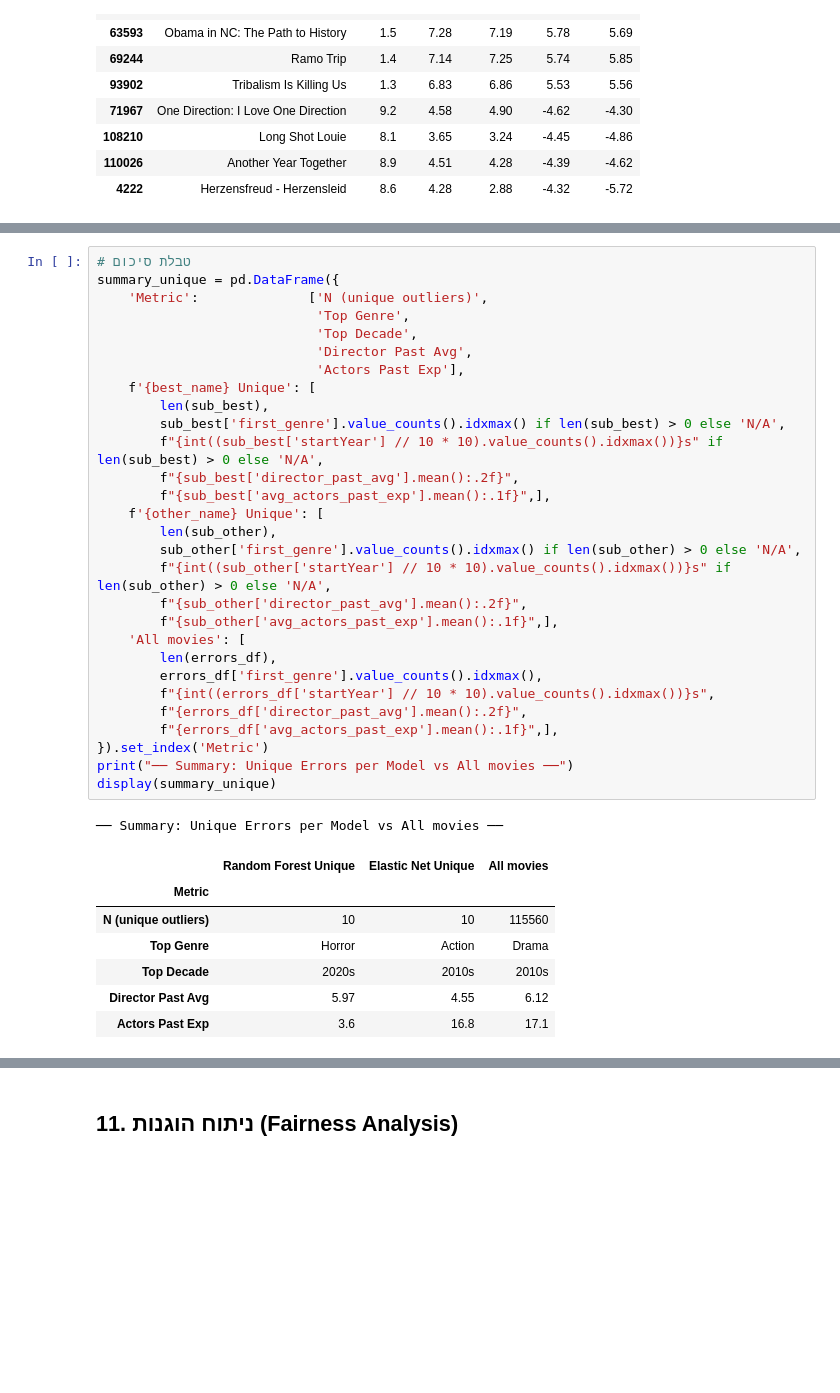
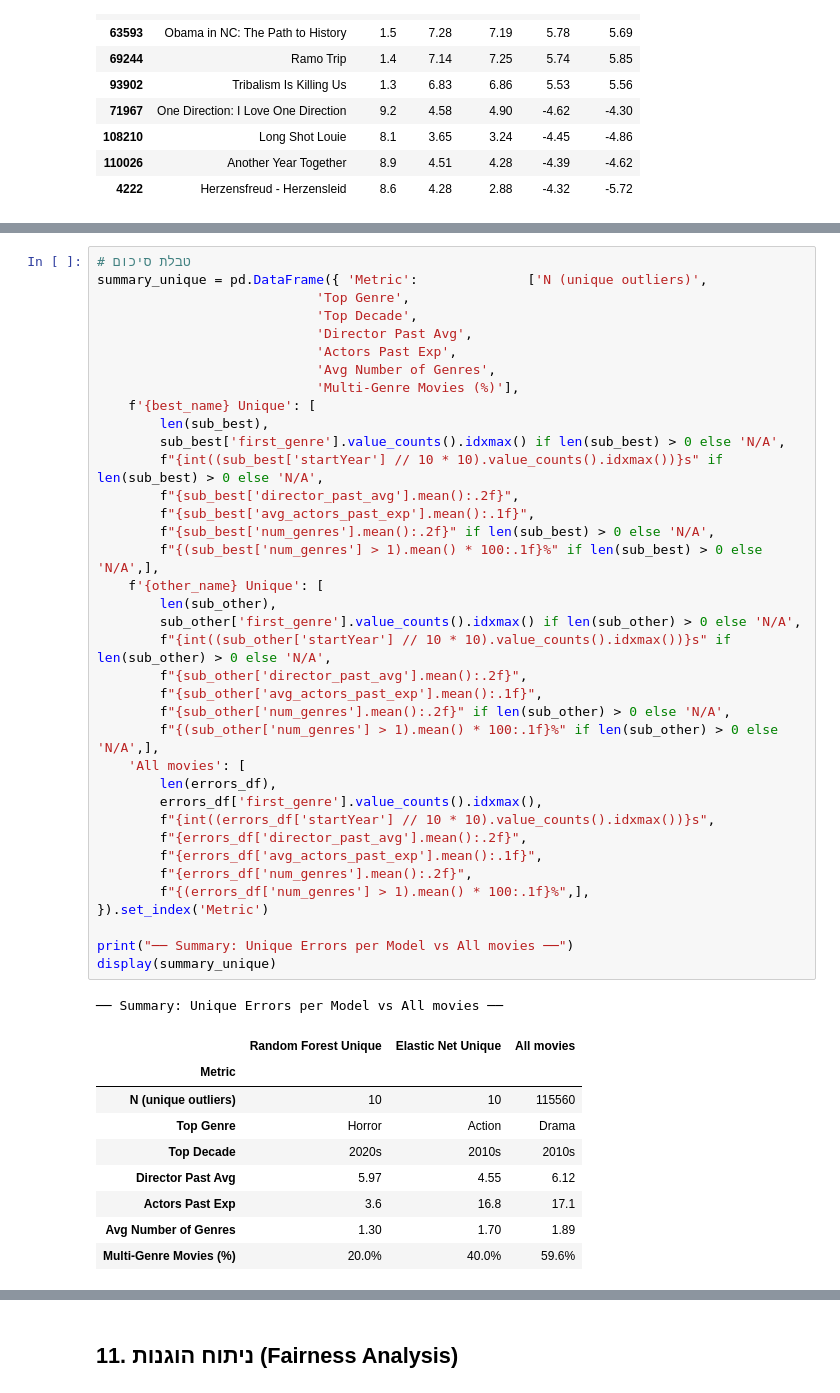
Before and after one commit to shirelhaddad/machine-learning, a Jupyter notebook: notebook_part2 (3) (2).ipynb, the cells around one changed output, grey strips where cells are left out. Drawn from its saved outputs; the diff is of its cells as text; blank space fills up the shorter version.

```diff
--- a/notebook_part2 (3) (2).ipynb
+++ b/notebook_part2 (3) (2).ipynb
@@ -577,38 +811,48 @@ plt.show()
 # %%
 # טבלת סיכום
-summary_unique = pd.DataFrame({
-    'Metric':              ['N (unique outliers)',
+summary_unique = pd.DataFrame({ 'Metric':              ['N (unique outliers)',
                             'Top Genre',
                             'Top Decade',
                             'Director Past Avg',
-                            'Actors Past Exp'],
+                            'Actors Past Exp',
+                            'Avg Number of Genres',
+                            'Multi-Genre Movies (%)'],
     f'{best_name} Unique': [
         len(sub_best),
         sub_best['first_genre'].value_counts().idxmax() if len(sub_best) > 0 else 'N/A',
         f"{int((sub_best['startYear'] // 10 * 10).value_counts().idxmax())}s" if len(sub_best) > 0 else 'N/A',
         f"{sub_best['director_past_avg'].mean():.2f}",
-        f"{sub_best['avg_actors_past_exp'].mean():.1f}",],
+        f"{sub_best['avg_actors_past_exp'].mean():.1f}",
+        f"{sub_best['num_genres'].mean():.2f}" if len(sub_best) > 0 else 'N/A',
+        f"{(sub_best['num_genres'] > 1).mean() * 100:.1f}%" if len(sub_best) > 0 else 'N/A',],
     f'{other_name} Unique': [
         len(sub_other),
         sub_other['first_genre'].value_counts().idxmax() if len(sub_other) > 0 else 'N/A',
         f"{int((sub_other['startYear'] // 10 * 10).value_counts().idxmax())}s" if len(sub_other) > 0 else 'N/A',
         f"{sub_other['director_past_avg'].mean():.2f}",
-        f"{sub_other['avg_actors_past_exp'].mean():.1f}",],
+        f"{sub_other['avg_actors_past_exp'].mean():.1f}",
+        f"{sub_other['num_genres'].mean():.2f}" if len(sub_other) > 0 else 'N/A',
+        f"{(sub_other['num_genres'] > 1).mean() * 100:.1f}%" if len(sub_other) > 0 else 'N/A',],
     'All movies': [
         len(errors_df),
         errors_df['first_genre'].value_counts().idxmax(),
         f"{int((errors_df['startYear'] // 10 * 10).value_counts().idxmax())}s",
         f"{errors_df['director_past_avg'].mean():.2f}",
-        f"{errors_df['avg_actors_past_exp'].mean():.1f}",],
+        f"{errors_df['avg_actors_past_exp'].mean():.1f}",
+        f"{errors_df['num_genres'].mean():.2f}",
+        f"{(errors_df['num_genres'] > 1).mean() * 100:.1f}%",],
 }).set_index('Metric')
+
 print("── Summary: Unique Errors per Model vs All movies ──")
 display(summary_unique)
 # %% [output]
 ── Summary: Unique Errors per Model vs All movies ──
 |  | Random Forest Unique | Elastic Net Unique | All movies |
 | Metric |  |  |  |
 | N (unique outliers) | 10 | 10 | 115560 |
 | Top Genre | Horror | Action | Drama |
 | Top Decade | 2020s | 2010s | 2010s |
 | Director Past Avg | 5.97 | 4.55 | 6.12 |
 | Actors Past Exp | 3.6 | 16.8 | 17.1 |
+| Avg Number of Genres | 1.30 | 1.70 | 1.89 |
+| Multi-Genre Movies (%) | 20.0% | 40.0% | 59.6% |
```
Also changed, not shown: parts of 6 cells of this notebook.
